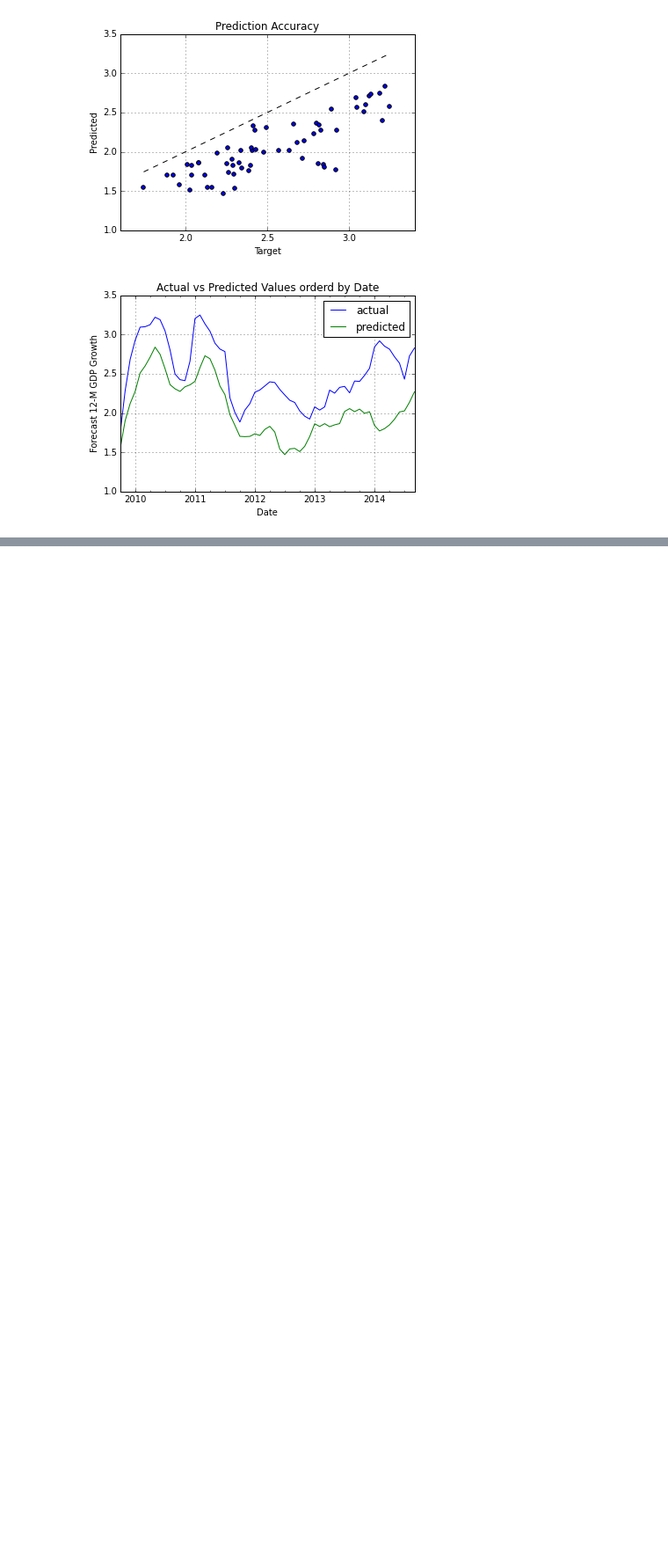
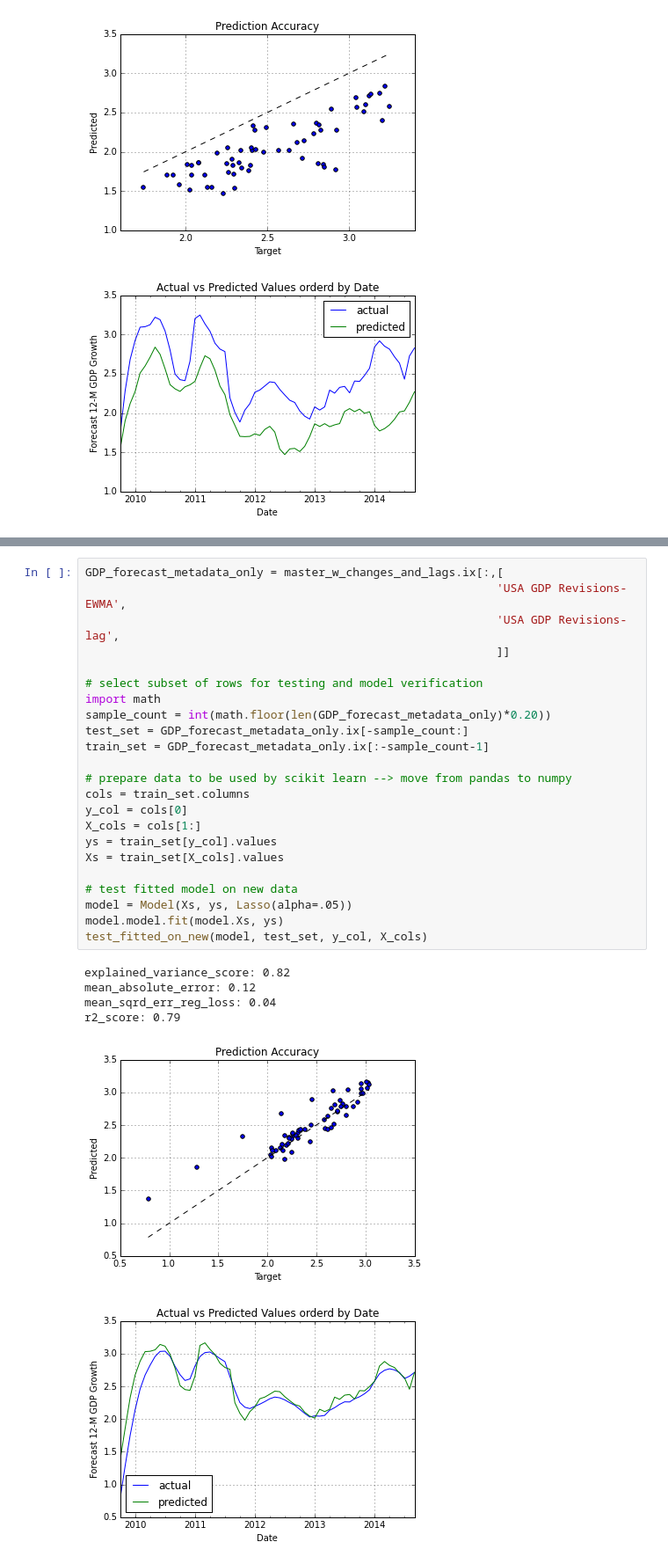
Before and after one commit to rhouck/gdp, a Jupyter notebook: Predict GDP Forecasts pt 2.ipynb, the cells around one changed output, grey strips where cells are left out. Shown: that part at 88% size. Cells and saved outputs as stored; diff of their text form; blank space fills up the shorter version.

```diff
--- a/Predict GDP Forecasts pt 2.ipynb
+++ b/Predict GDP Forecasts pt 2.ipynb
@@ -371,0 +638,30 @@ r2_score: -0.80
+# %%
+GDP_forecast_metadata_only = master_w_changes_and_lags.ix[:,[
+                                                            'USA GDP Revisions-EWMA',
+                                                            'USA GDP Revisions-lag',
+                                                            ]]
+
+# select subset of rows for testing and model verification
+import math
+sample_count = int(math.floor(len(GDP_forecast_metadata_only)*0.20))
+test_set = GDP_forecast_metadata_only.ix[-sample_count:]
+train_set = GDP_forecast_metadata_only.ix[:-sample_count-1]
+
+# prepare data to be used by scikit learn --> move from pandas to numpy
+cols = train_set.columns
+y_col = cols[0]
+X_cols = cols[1:]
+ys = train_set[y_col].values
+Xs = train_set[X_cols].values
+
+# test fitted model on new data
+model = Model(Xs, ys, Lasso(alpha=.05))
+model.model.fit(model.Xs, ys)
+test_fitted_on_new(model, test_set, y_col, X_cols)
+# %% [output]
+explained_variance_score: 0.82
+mean_absolute_error: 0.12
+mean_sqrd_err_reg_loss: 0.04
+r2_score: 0.79
+[figure, added]
+[figure, added]
```
Also changed, not shown: parts of 38 cells of this notebook, 1 other file.
